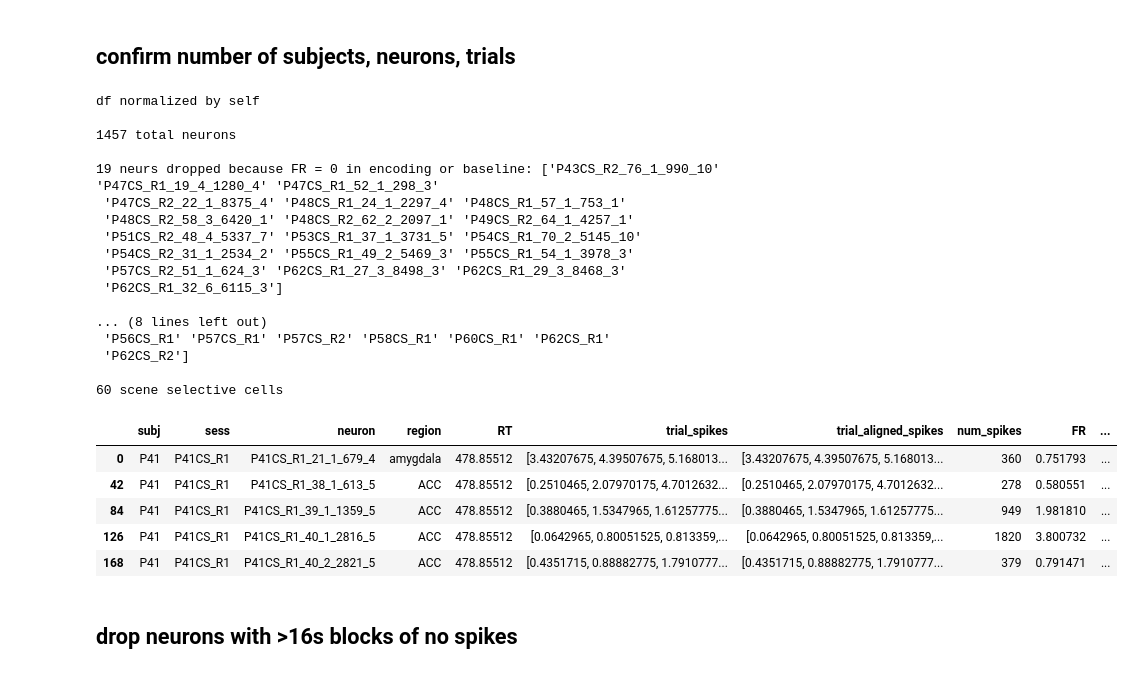
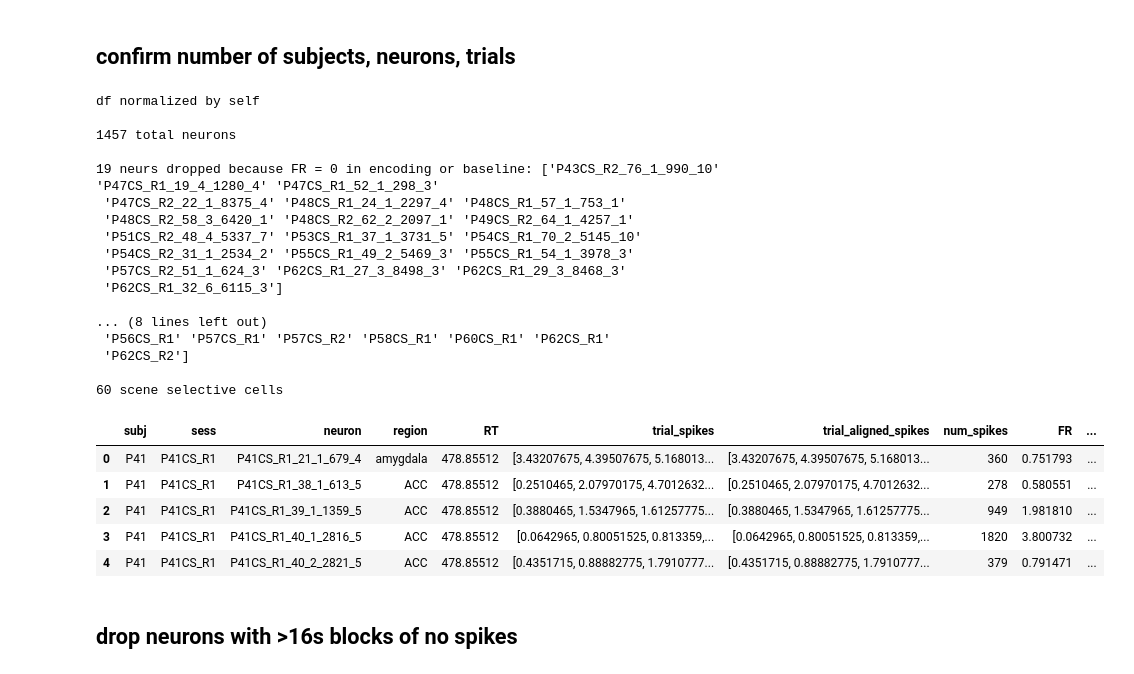
Before and after one commit to NuttidaLab/movie_analysis, a Jupyter notebook: encoding_analyses.ipynb, the cells around one changed output. Cells and saved outputs as stored; diff of their text form; code cells hidden in the pictures.

```diff
--- a/encoding_analyses.ipynb
+++ b/encoding_analyses.ipynb
@@ -88,38 +89,38 @@ memory_cells = ['P42CS_R1_35_2_933_5', 'P42CS_R1_38_2_1356_5', 'P42CS_R1_47_2_13
 
 sessions_with_scene_cells = np.unique([cell[:8] for cell in scene_cells])
 print(f'{len(sessions_with_scene_cells)} sessions with scene cells: {sessions_with_scene_cells}\n')
 
 print(f'{len(scene_cells)} scene selective cells')
 
 # drop certian cols
 df_encoding = df_encoding.drop(columns=['start_time', 'stop_time', 'stim_phase', 'stimulus_file', 'trial_smooth_FR',
-       'response_correct', 'response_confidence', 'actual_response'])
+       'response_correct', 'response_confidence', 'actual_response']).reset_index(drop=True)
 
 df_encoding.head()
 # %% [output]
 df normalized by self
 
 1457 total neurons
 
 19 neurs dropped because FR = 0 in encoding or baseline: ['P43CS_R2_76_1_990_10' 'P47CS_R1_19_4_1280_4' 'P47CS_R1_52_1_298_3'
  'P47CS_R2_22_1_8375_4' 'P48CS_R1_24_1_2297_4' 'P48CS_R1_57_1_753_1'
  'P48CS_R2_58_3_6420_1' 'P48CS_R2_62_2_2097_1' 'P49CS_R2_64_1_4257_1'
  'P51CS_R2_48_4_5337_7' 'P53CS_R1_37_1_3731_5' 'P54CS_R1_70_2_5145_10'
  'P54CS_R2_31_1_2534_2' 'P55CS_R1_49_2_5469_3' 'P55CS_R1_54_1_3978_3'
  'P57CS_R2_51_1_624_3' 'P62CS_R1_27_3_8498_3' 'P62CS_R1_29_3_8468_3'
  'P62CS_R1_32_6_6115_3']
 
 ... (8 lines left out)
  'P56CS_R1' 'P57CS_R1' 'P57CS_R2' 'P58CS_R1' 'P60CS_R1' 'P62CS_R1'
  'P62CS_R2']
 
 60 scene selective cells
 |  | subj | sess | neuron | region | RT | trial_spikes | trial_aligned_spikes | num_spikes | FR | ... |
 | 0 | P41 | P41CS_R1 | P41CS_R1_21_1_679_4 | amygdala | 478.85512 | [3.43207675, 4.39507675, 5.168013... | [3.43207675, 4.39507675, 5.168013... | 360 | 0.751793 | ... |
-| 42 | P41 | P41CS_R1 | P41CS_R1_38_1_613_5 | ACC | 478.85512 | [0.2510465, 2.07970175, 4.7012632... | [0.2510465, 2.07970175, 4.7012632... | 278 | 0.580551 | ... |
-| 84 | P41 | P41CS_R1 | P41CS_R1_39_1_1359_5 | ACC | 478.85512 | [0.3880465, 1.5347965, 1.61257775... | [0.3880465, 1.5347965, 1.61257775... | 949 | 1.981810 | ... |
-| 126 | P41 | P41CS_R1 | P41CS_R1_40_1_2816_5 | ACC | 478.85512 | [0.0642965, 0.80051525, 0.813359,... | [0.0642965, 0.80051525, 0.813359,... | 1820 | 3.800732 | ... |
-| 168 | P41 | P41CS_R1 | P41CS_R1_40_2_2821_5 | ACC | 478.85512 | [0.4351715, 0.88882775, 1.7910777... | [0.4351715, 0.88882775, 1.7910777... | 379 | 0.791471 | ... |
+| 1 | P41 | P41CS_R1 | P41CS_R1_38_1_613_5 | ACC | 478.85512 | [0.2510465, 2.07970175, 4.7012632... | [0.2510465, 2.07970175, 4.7012632... | 278 | 0.580551 | ... |
+| 2 | P41 | P41CS_R1 | P41CS_R1_39_1_1359_5 | ACC | 478.85512 | [0.3880465, 1.5347965, 1.61257775... | [0.3880465, 1.5347965, 1.61257775... | 949 | 1.981810 | ... |
+| 3 | P41 | P41CS_R1 | P41CS_R1_40_1_2816_5 | ACC | 478.85512 | [0.0642965, 0.80051525, 0.813359,... | [0.0642965, 0.80051525, 0.813359,... | 1820 | 3.800732 | ... |
+| 4 | P41 | P41CS_R1 | P41CS_R1_40_2_2821_5 | ACC | 478.85512 | [0.4351715, 0.88882775, 1.7910777... | [0.4351715, 0.88882775, 1.7910777... | 379 | 0.791471 | ... |
 # %% [markdown]
 ## drop neurons with >16s blocks of no spikes
 # %%
```
Also changed, not shown: parts of 31 cells of this notebook.
